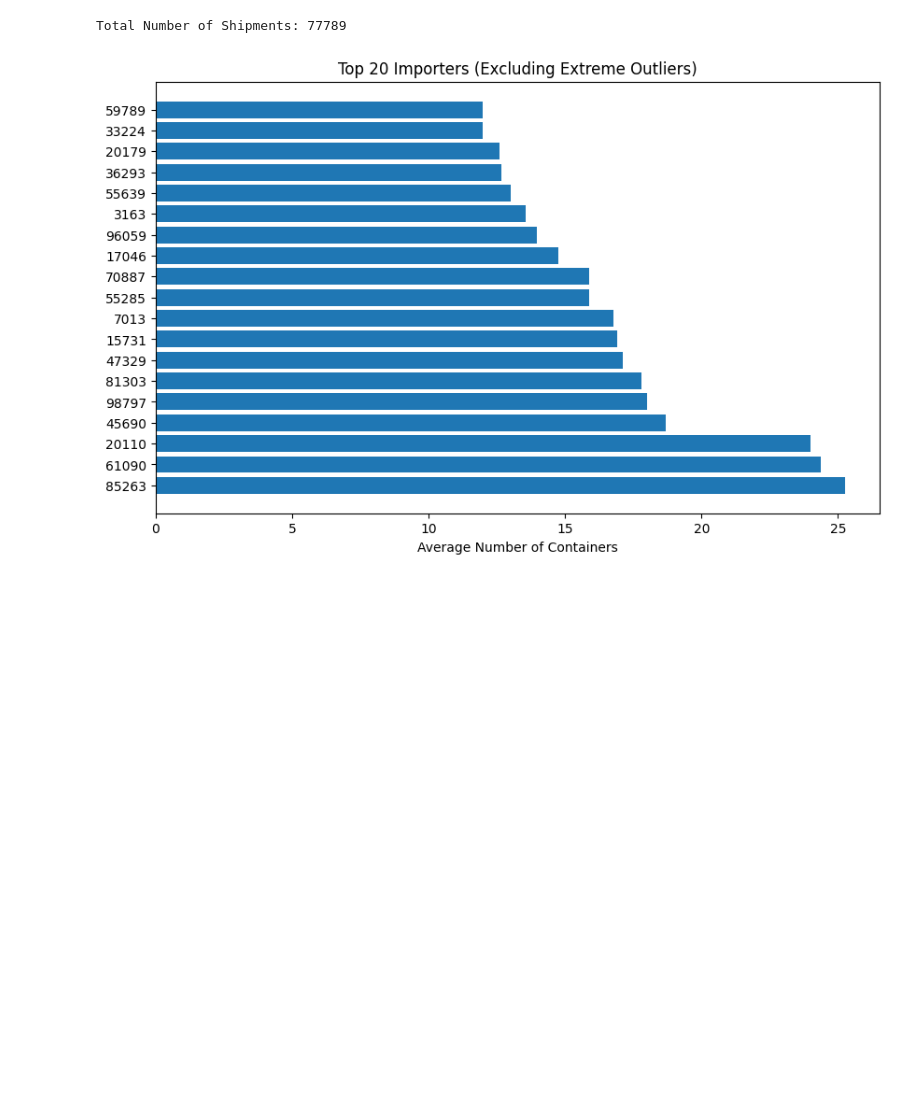
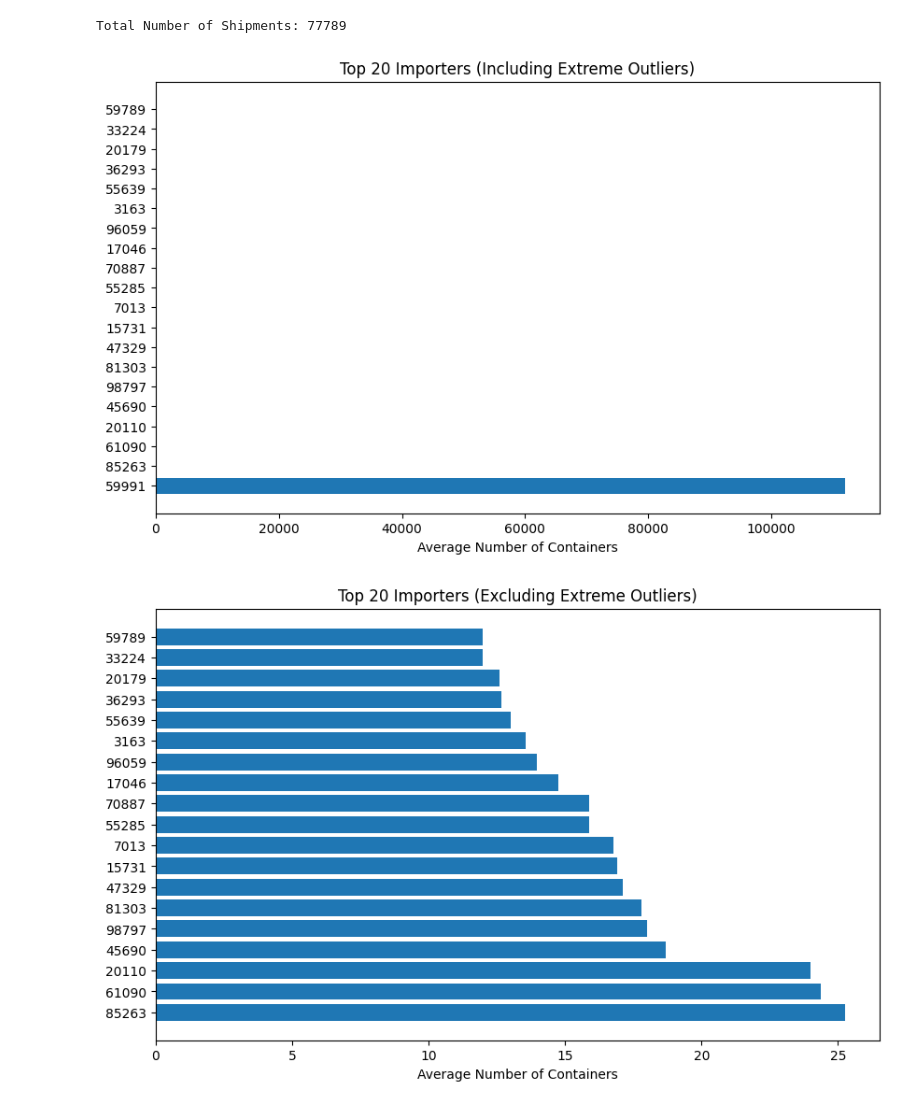
Before and after one commit to Vhickyem/Trade-Customs-Analytics, a Jupyter notebook: Trade_and_Customs.ipynb, the cells around one changed output. Drawn from its saved outputs; the diff is of its cells as text; code cells hidden in the pictures; blank space fills up the shorter version.

```diff
--- a/Trade_and_Customs.ipynb
+++ b/Trade_and_Customs.ipynb
@@ -565,0 +377,8 @@ plt.show()
+# %%
+def detect_iqr_outliers(series):
+    Q1 = series.quantile(0.25)
+    Q3 = series.quantile(0.75)
+    IQR = Q3 - Q1
+    lower = Q1 - 1.5 * IQR
+    upper = Q3 + 1.5 * IQR
+    return (series < lower) | (series > upper)
@@ -576,6 +486,19 @@ total_shipments= len(customs_data)
 print(f'Total Number of Shipments: {total_shipments}')
 # %% [output]
 Total Number of Shipments: 77789
+# %%
+# Average number of containers including outlier
+
+avg_container= customs_data.groupby('Importer')['Nbr Of Containers'].mean().nlargest(20)
+
+# Plotting graph
+plt.figure(figsize=(10,6))
+plt.barh(avg_container.index, avg_container.values)
+plt.xlabel('Average Number of Containers')
+plt.title('Top 20 Importers (Including Extreme Outliers)')
+plt.show()
+# %% [output]
+[figure, added]
 # %%
 # Average number of containers per importer
 avg_container= customs_data.groupby('Importer')['Nbr Of Containers'].mean().nlargest(20)
```
Also changed, not shown: parts of 27 cells of this notebook.
